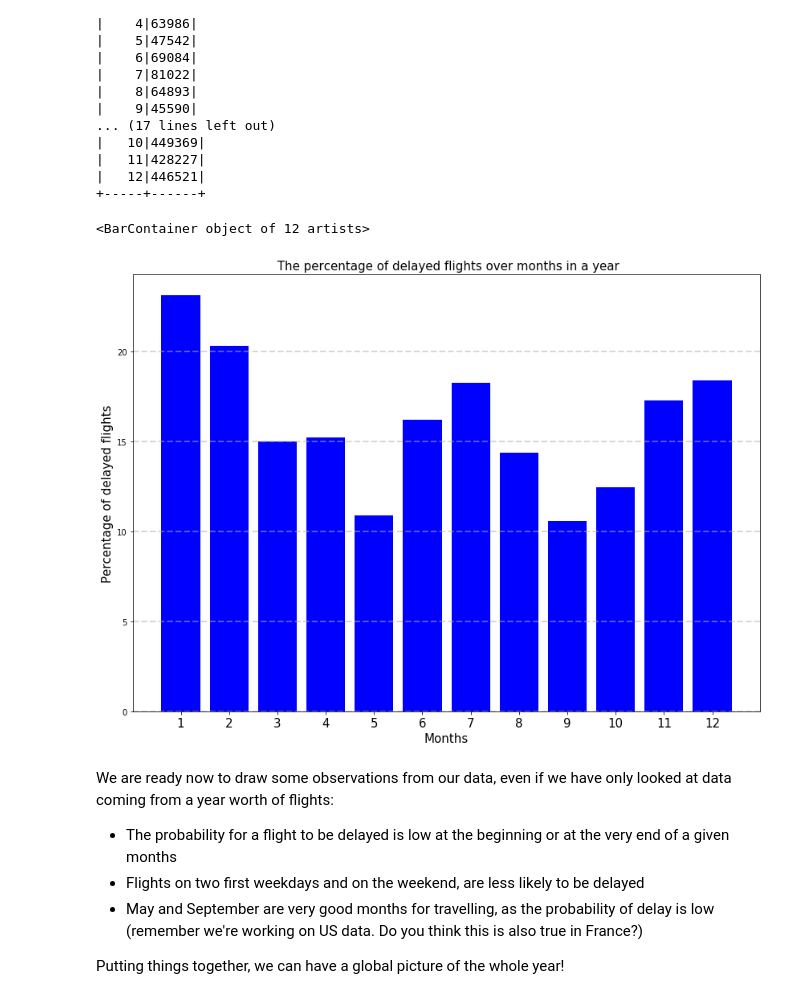
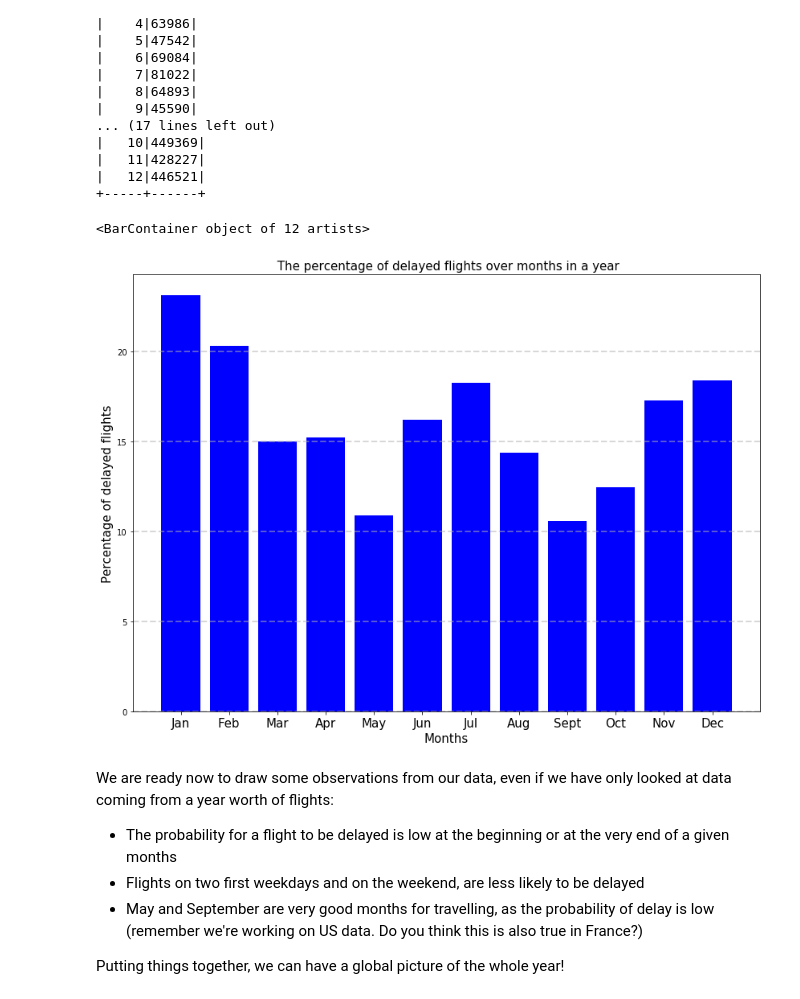
Before and after one commit to kandakji/SparkSQL-Analysis-Aviation-Data, a Jupyter notebook: SPARSQL.ipynb, the cells around one changed output. Drawn from its saved outputs; the diff is of its cells as text; code cells hidden in the pictures.

```diff
--- a/SPARSQL.ipynb
+++ b/SPARSQL.ipynb
@@ -1217,19 +1161,19 @@ Percentage_delayed_per_Month = (
 # %%
 Percentage_delayed_per_Month_pd = pd.DataFrame(data=Percentage_delayed_per_Month, columns=['hour', 'Delay % per Month'])
 
 # plot the percentage of flights in delay per hour
 plt.figure(figsize = (14,10))
 plt.grid(True, axis='y', linestyle='--',alpha = 0.5,linewidth=2)
 plt.title(" The percentage of delayed flights over months in a year",fontsize=15)
 plt.xlabel("Months",fontsize=15)
 plt.ylabel("Percentage of delayed flights",fontsize=15)
-plt.xticks(np.arange(0,24),fontsize=15)
+plt.xticks(np.arange(1,13),['Jan', 'Feb', 'Mar', 'Apr', 'May', 'Jun', 'Jul', 'Aug', 'Sept', 'Oct', 'Nov', 'Dec'],fontsize=15)
 plt.bar(Percentage_delayed_per_Month_pd["hour"],
          Percentage_delayed_per_Month_pd["Delay % per Month"]
         ,color='b')
 # %% [output]
 <BarContainer object of 12 artists>
-[figure, old version]
+[figure, new version]
 # %% [markdown]
 We are ready now to draw some observations from our data, even if we have only looked at data coming from a year worth of flights:
 
```
Also changed, not shown: parts of 17 cells of this notebook.
